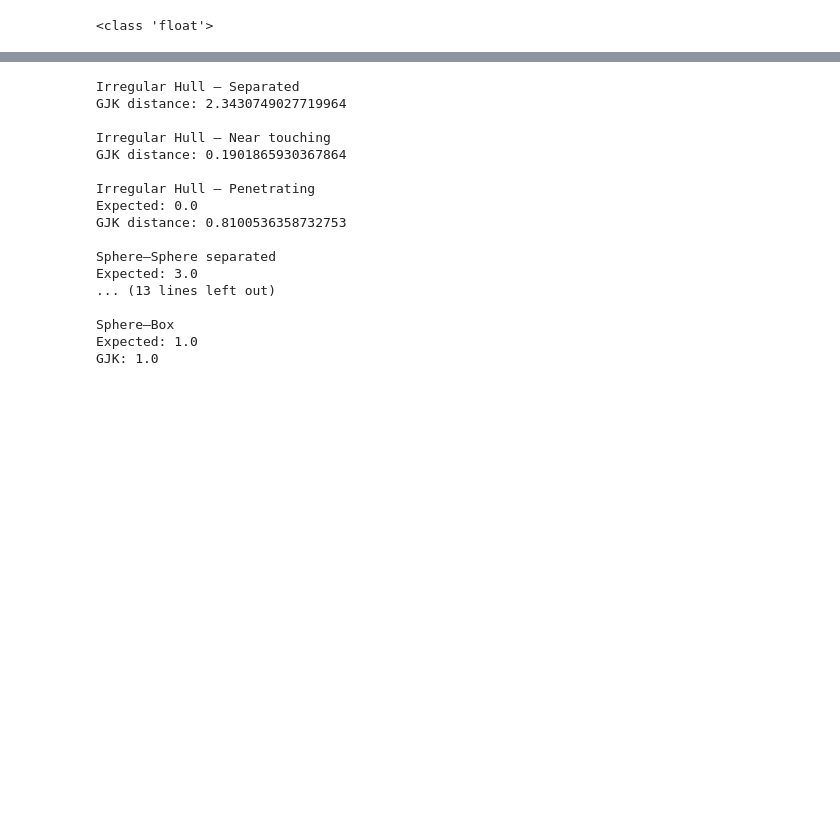
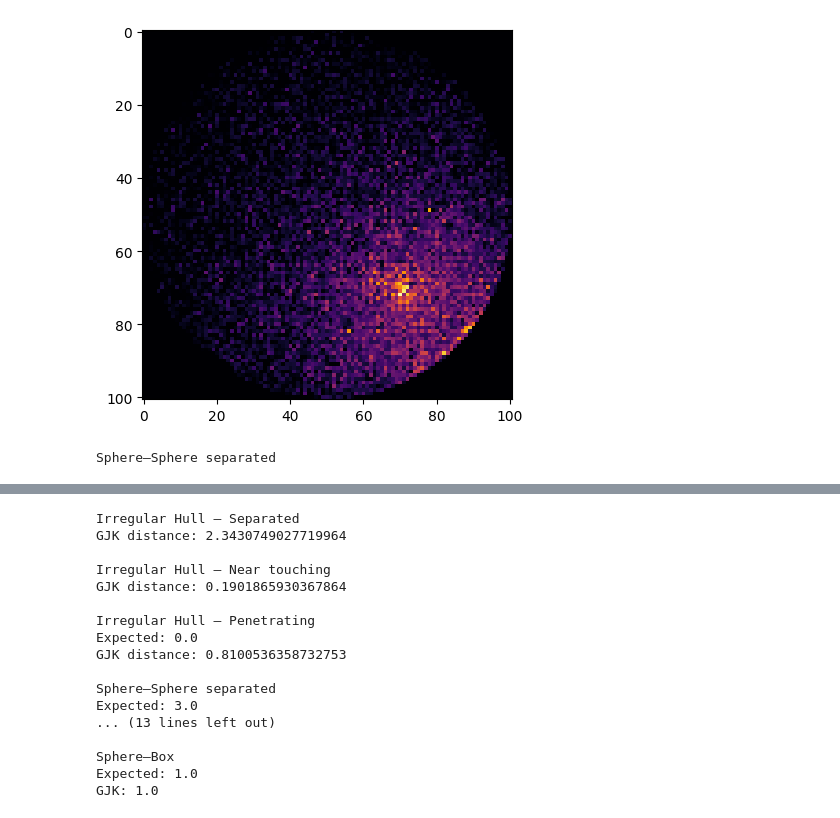
Before and after one commit to ninjaz39/wos_path_planning, a Jupyter notebook: main.ipynb, the cells around one changed output, grey strips where cells are left out. Drawn from its saved outputs; the diff is of its cells as text; code cells hidden in the pictures; blank space fills up the shorter version.

```diff
--- a/main.ipynb
+++ b/main.ipynb
@@ -278,64 +463,49 @@ def yukawa_kernel(kappa, n, r):
-# %%
-print(type(0.0))
-# %% [output]
-<class 'float'>
 # %%
-import matplotlib.pyplot as plt
-import numpy as np
-
 def normalize(v):
     n = np.linalg.norm(v)
     if n < EPSILPON:
         return v
     return v / n
 
 def support(shapeA, shapeB, d):
     """
     Support point of Minkowski difference A - B
     """
     return shapeA.support(d) - shapeB.support(-d)
 
 class Sphere:
     def __init__(self, center, radius):
         self.center = np.array(center, dtype=float)
         self.radius = radius
 
     def support(self, d):
         d = normalize(d)
         return self.center + self.radius * d
     def max(self):
-        return self.center + [self.radius, self.radius, self.radius]
+        return self.center + [self.radius, self.radius]
     def min(self):
-        return self.center - [self.radius, self.radius, self.radius]
+        return self.center - [self.radius, self.radius]
 
 def test_sphere():
-    s1 = Sphere(center=[0, 0, 0], radius=50.0)
-    s2 =[ Sphere(center=[0, 3, 0], radius=1.0)]
+    s1 = Sphere(center=[50, 50], radius=50.0)
+    s2 =[Sphere(center=[50, 50], radius=5.0), Sphere(center=[50, 40], radius=5.0)]
 
-    start = Sphere(center=[-20.0, 0, 0], radius=0.0)
-    goal = Sphere(center=[20.0, 0, 0], radius=0.0)
+    goal = Sphere(center=[70.0, 70], radius=0.0)
 
-    eqn = LaplaceEqn(3, 0, 1, 0)
+    eqn = LaplaceEqn(2, 1, 100, 0)
 
-    path = WoS(eqn, 1, s1, s2, goal, np.array([-20.0, 0, 0]), 100000)
+    domain = WoS(eqn, 1, s1, [], goal, np.array([20, 20]), 10000000) #WoS(eqn, epsilon, boundary, obstacles, goal, start, n_walks)
 
     print("Sphere–Sphere separated")
-    print(path)
 
     # different from yours, see below
-    x = y = z = np.linspace(-2, 2, 41)
-    X, Y, Z = np.meshgrid(x, y, z)
-    values = 2*X*X - Y*Y + 1/(Z*Z+1)
+    return domain
 
-    fig = plt.figure()
-    ax = fig.add_subplot(111, projection='3d')
-    scatter = ax.scatter(X, Y, Z, c=values, cmap='PRGn')
-    fig.colorbar(scatter, ax=ax)
 
-    plt.show()
-
-if __name__ == "__main__":
-    test_sphere()
+hi = test_sphere()
+# %% [output]
+[figure, added]
+Sphere–Sphere separated
 # %%
 ## GJK Distance Algorithm Implementation By ME
 
```
Also changed, not shown: parts of 14 cells of this notebook.
